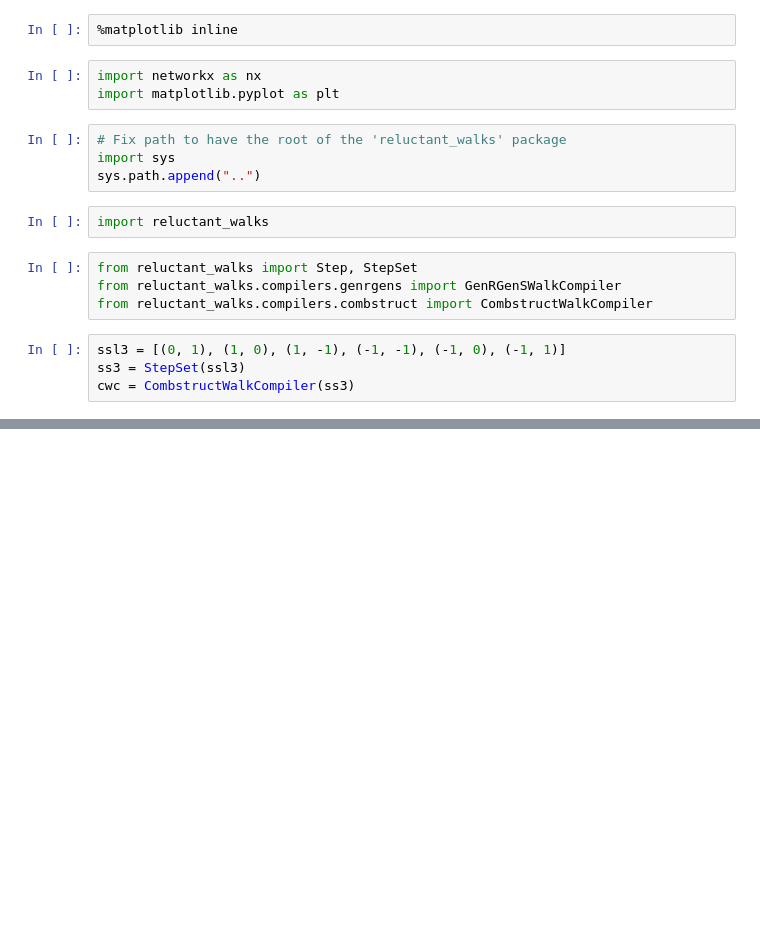
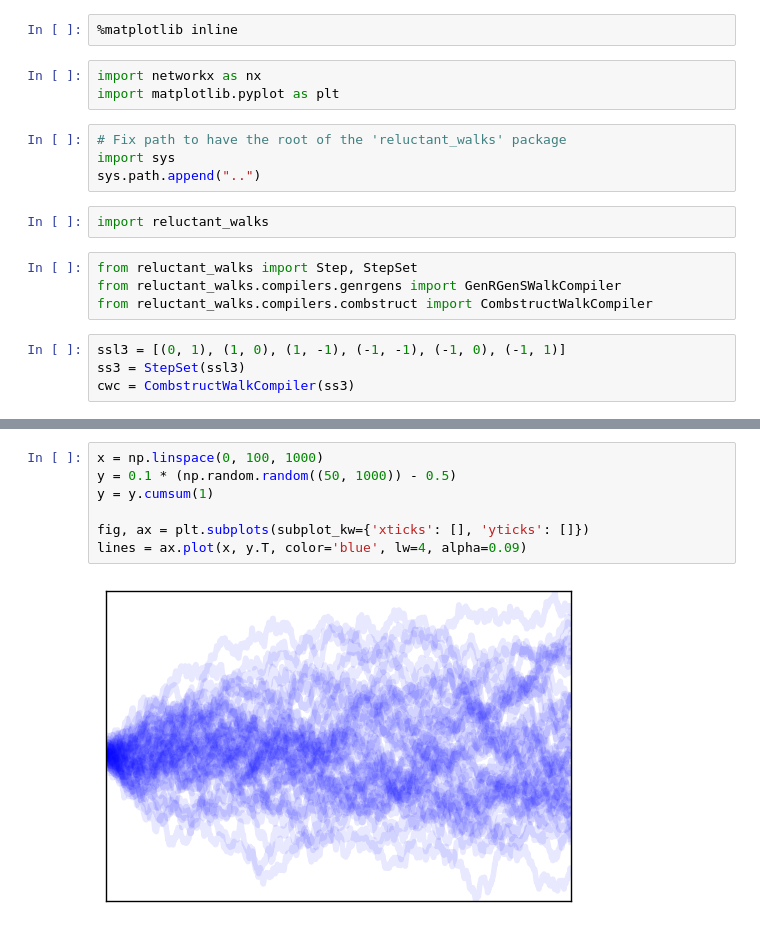
Before and after one commit to jlumbroso/reluctant-walks, a Jupyter notebook: notebook/Demo.ipynb, the cells around one changed output, grey strips where cells are left out. Saved outputs shown, nothing was run; the diff lists cells and outputs as text; blank space fills up the shorter version.

```diff
--- a/notebook/Demo.ipynb
+++ b/notebook/Demo.ipynb
@@ -40,0 +61,9 @@ genrgens.generate(10, 100)
+# %%
+x = np.linspace(0, 100, 1000)
+y = 0.1 * (np.random.random((50, 1000)) - 0.5)
+y = y.cumsum(1)
+
+fig, ax = plt.subplots(subplot_kw={'xticks': [], 'yticks': []})
+lines = ax.plot(x, y.T, color='blue', lw=4, alpha=0.09)
+# %% [output]
+[figure, added]
```
Also changed, not shown: parts of 15 cells of this notebook, 3 other files.
